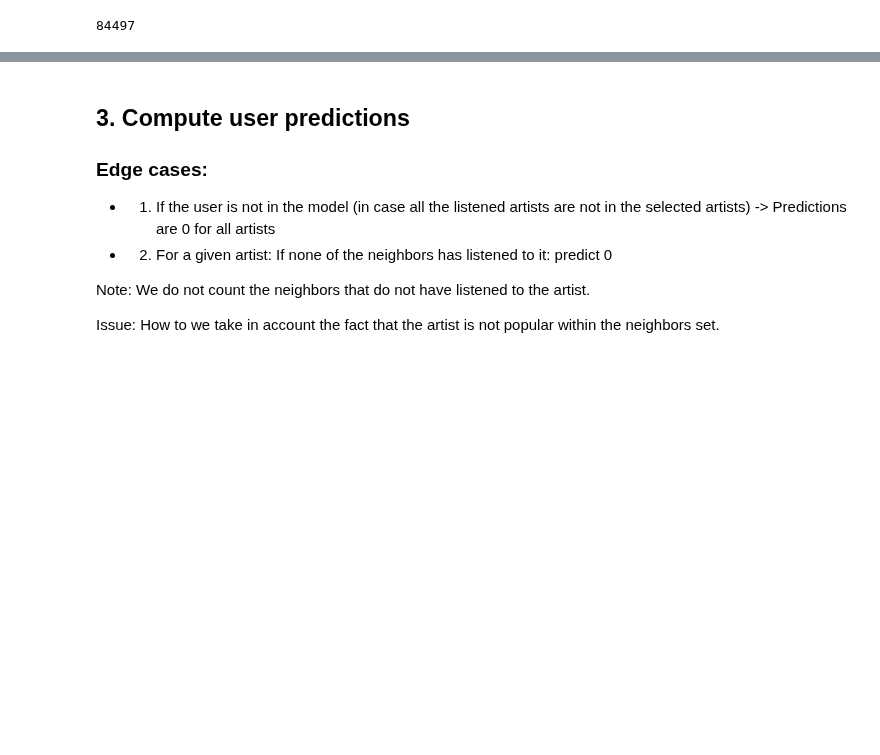
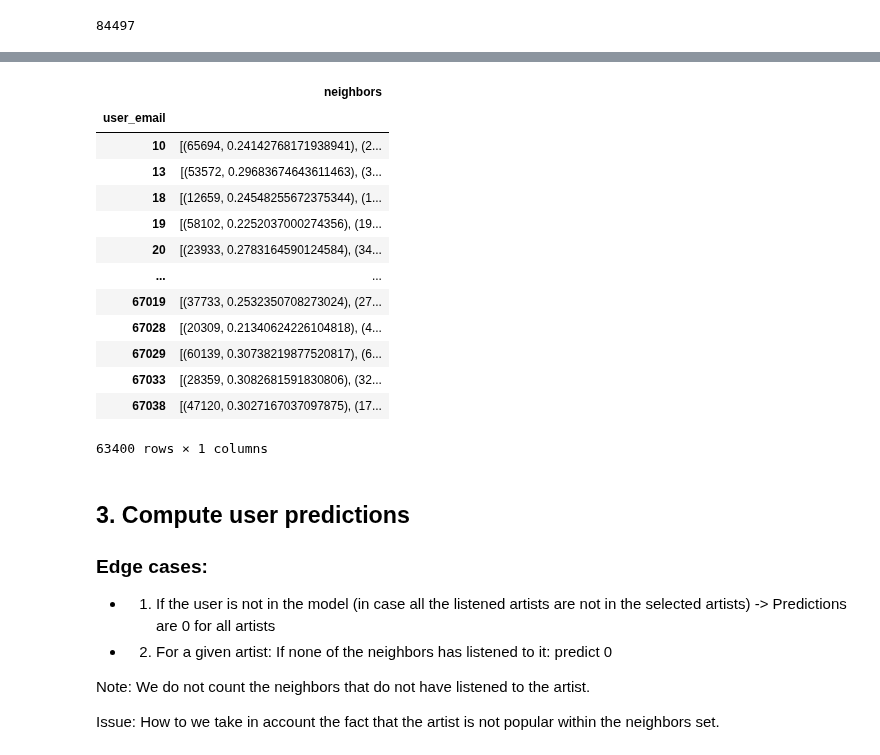
Before and after one commit to TimofeevAlex/LastFM, a Jupyter notebook: User_neighborhood2.ipynb, the cells around one changed output, grey strips where cells are left out. Saved outputs shown, nothing was run; the diff lists cells and outputs as text; code cells hidden in the pictures; blank space fills up the shorter version.

Commit message:
update test results with 15k users

```diff
--- a/User_neighborhood2.ipynb
+++ b/User_neighborhood2.ipynb
@@ -217,2 +225,19 @@ Correlation matrix computation: 20.19828200340271 seconds.
+# %%
+model
+# %% [output]
+|  | neighbors |
+| user_email |  |
+| 10 | [(65694, 0.24142768171938941), (2... |
+| 13 | [(53572, 0.29683674643611463), (3... |
+| 18 | [(12659, 0.24548255672375344), (1... |
+| 19 | [(58102, 0.2252037000274356), (19... |
+| 20 | [(23933, 0.2783164590124584), (34... |
+| ... | ... |
+| 67019 | [(37733, 0.2532350708273024), (27... |
+| 67028 | [(20309, 0.21340624226104818), (4... |
+| 67029 | [(60139, 0.30738219877520817), (6... |
+| 67033 | [(28359, 0.3082681591830806), (32... |
+| 67038 | [(47120, 0.3027167037097875), (17... |
+63400 rows × 1 columns
 # %%
 # Save the model
```
Also changed, not shown: parts of 22 cells of this notebook.
